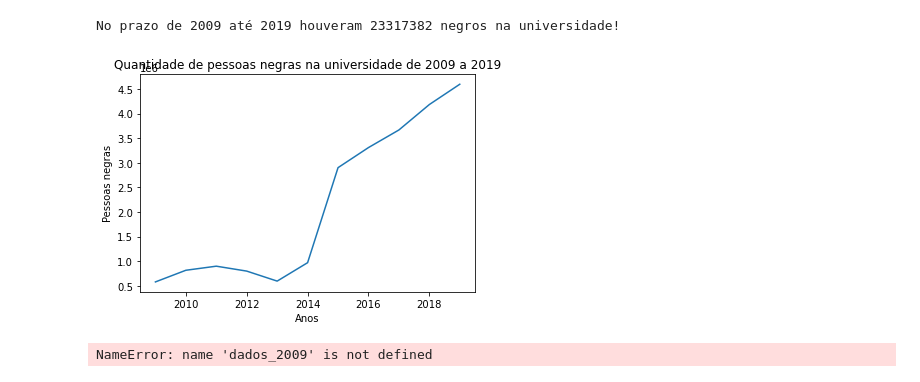
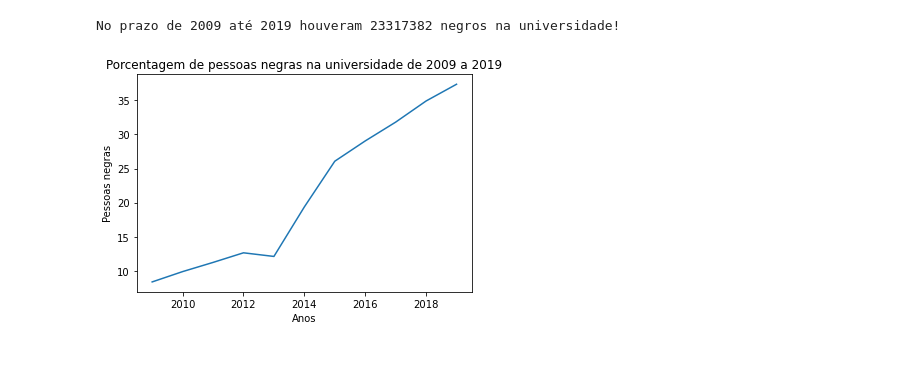
Before and after one commit to renatagsr/Desafio-Tecnico, a Jupyter notebook: Analise de dados por cota.ipynb, the cells around one changed output. Saved outputs shown, nothing was run; the diff lists cells and outputs as text; code cells hidden in the pictures.

Commit message:
Including clean data

```diff
--- a/Analise de dados por cota.ipynb
+++ b/Analise de dados por cota.ipynb
@@ -344,27 +344,34 @@ print(f'No prazo de 2009 até 2019 houveram \033[1;34m{len(all_black_people_coll
 # %% [output]
 No prazo de 2009 até 2019 houveram 23317382 negros na universidade!
 # %%
-list_all_black_people_college = [(black_people_college_2009/date_2009["CO_COR_RACA_ALUNO"].shape[0])*100,
-                                (black_people_college_2010/date_2010["CO_COR_RACA_ALUNO"].shape[0])*100,
-                                (black_people_college_2011/date_2011["CO_COR_RACA_ALUNO"].shape[0])*100,
-                                (black_people_college_2012/date_2012["CO_COR_RACA_ALUNO"].shape[0])*100,
-                                (black_people_college_2013/date_2013["CO_COR_RACA_ALUNO"].shape[0])*100,
-                                (black_people_college_2014/date_2014["CO_COR_RACA_ALUNO"].shape[0])*100,
-                                (black_people_college_2015/date_2015["CO_COR_RACA_ALUNO"].shape[0])*100,
-                                (black_people_college_2016/date_2016["CO_COR_RACA_ALUNO"].shape[0])*100,
-                                (black_people_college_2017/date_2017["TP_COR_RACA"].shape[0])*100,
-                                (black_people_college_2018/date_2018["TP_COR_RACA"].shape[0])*100,
-                                (black_people_college_2019/date_2019["TP_COR_RACA"].shape[0])*100]
+list_all_black_people_college = [(black_people_college_2009/data_2009["CO_COR_RACA_ALUNO"].shape[0])*100,
+                                (black_people_college_2010/data_2010["CO_COR_RACA_ALUNO"].shape[0])*100,
+                                (black_people_college_2011/data_2011["CO_COR_RACA_ALUNO"].shape[0])*100,
+                                (black_people_college_2012/data_2012["CO_COR_RACA_ALUNO"].shape[0])*100,
+                                (black_people_college_2013/data_2013["CO_COR_RACA_ALUNO"].shape[0])*100,
+                                (black_people_college_2014/data_2014["CO_COR_RACA_ALUNO"].shape[0])*100,
+                                (black_people_college_2015/data_2015["CO_COR_RACA_ALUNO"].shape[0])*100,
+                                (black_people_college_2016/data_2016["CO_COR_RACA_ALUNO"].shape[0])*100,
+                                (black_people_college_2017/data_2017["TP_COR_RACA"].shape[0])*100,
+                                (black_people_college_2018/data_2018["TP_COR_RACA"].shape[0])*100,
+                                (black_people_college_2019/data_2019["TP_COR_RACA"].shape[0])*100]
 
 date = [2009, 2010, 2011, 2012, 2013, 2014, 2015, 2016, 2017, 2018, 2019]
 # %%
+fig, ax = plt.subplots(figszize = (14, 8))
+
+ax.spines['right'].set_visible(False)
+ax.spines['bottom'].set_visible(False)
+ax.spines['left'].set_visible(False)
+ax.spines['top'].set_visible(False)
+
 plt.plot(date, list_all_black_people_college)
-plt.title('Quantidade de pessoas negras na universidade de 2009 a 2019')
-plt.ylabel('Pessoas negras')
+plt.title('Porcentagem de pessoas negras na universidade de 2009 a 2019')
+plt.ylabel('Pessoas negras (%)')
 plt.xlabel('Anos')
 plt.show()
 # %% [output]
-[figure, old version]
+[figure, new version]
 # %%
 all_black_people_public_college = []
 black_people_public_college = []
@@ -392,47 +399,45 @@ def amount_black_people_public_college_since_2016(year_data):
 # %%
 amount_black_people_public_college_until_2016(data_2009)
 black_people_public_college_2009 = len(black_people_public_college)
-print("")
+
 black_people_public_college = []
 amount_black_people_public_college_until_2016(data_2010)
 black_people_public_college_2010 = len(black_people_public_college)
-print("")
+
 black_people_public_college = []
 amount_black_people_public_college_until_2016(data_2011)
 black_people_public_college_2011 = len(black_people_public_college)
-print("")
+
 black_people_public_college = []
 amount_black_people_public_college_until_2016(data_2012)
 black_people_public_college_2012 = len(black_people_public_college)
-print("")
+
 black_people_public_college = []
 amount_black_people_public_college_until_2016(data_2013)
 black_people_public_college_2013 = len(black_people_public_college)
-print("")
+
 black_people_public_college = []
 amount_black_people_public_college_until_2016(data_2014)
 black_people_public_college_2014 = len(black_people_public_college)
-print("")
+
 black_people_public_college = []
 amount_black_people_public_college_until_2016(data_2015)
 black_people_public_college_2015 = len(black_people_public_college)
-print("")
+
 black_people_public_college = []
 amount_black_people_public_college_until_2016(data_2016)
 black_people_public_college_2016 = len(black_people_public_college)
-print("")
+
 black_people_public_college = []
 amount_black_people_public_college_since_2016(data_2017)
 black_people_public_college_2017 = len(black_people_public_college)
-print("")
+
 black_people_public_college = []
 amount_black_people_public_college_since_2016(data_2018)
 black_people_public_college_2018 = len(black_people_public_college)
-print("")
+
 black_people_public_college = []
 amount_black_people_public_college_since_2016(data_2019)
 black_people_public_college_2019 = len(black_people_public_college)
-# %% [output]
-NameError: name 'dados_2009' is not defined
 # %%
 print(f'No prazo de 2009 até 2019 houveram \033[1;34m{len(all_black_people_public_college)}\033[0;0m negros na universidade pública!')
```
Also changed, not shown: parts of 10 cells of this notebook.
